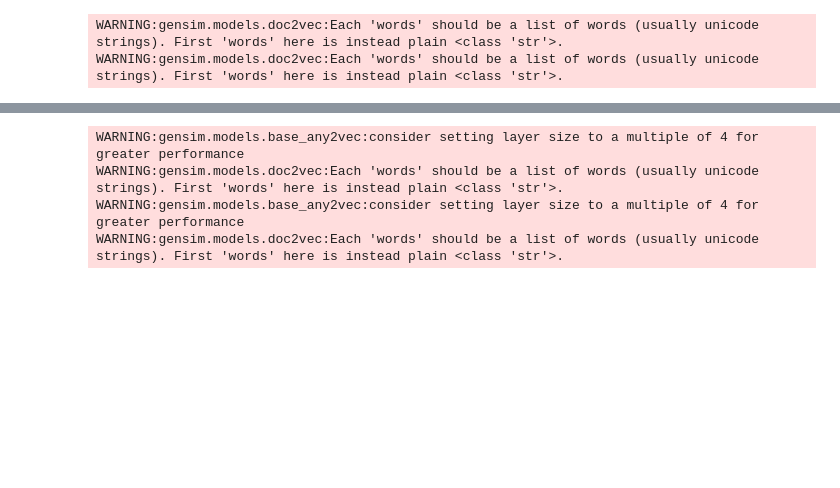
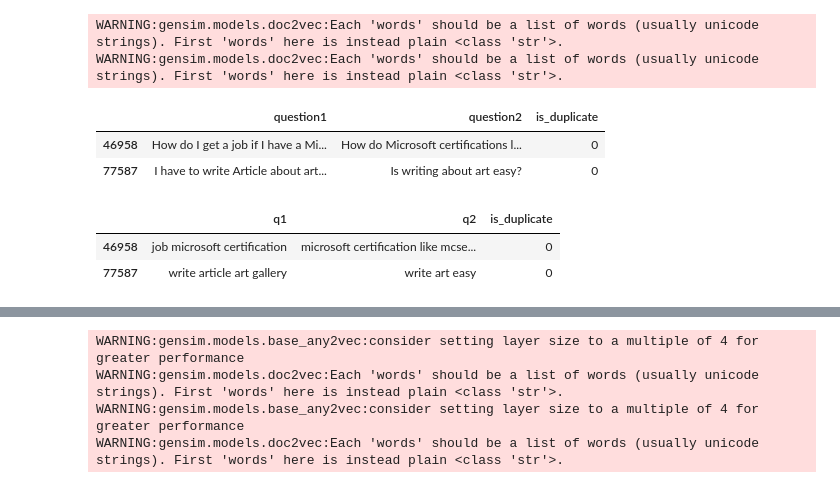
Before and after one commit to antopeza/Final-Project-Brainster, a Jupyter notebook: Doc2Vec_notoken_50vector.ipynb, the cells around one changed output, grey strips where cells are left out. Saved outputs shown, nothing was run; the diff lists cells and outputs as text; code cells hidden in the pictures; blank space fills up the shorter version.

```diff
--- a/Doc2Vec_notoken_50vector.ipynb
+++ b/Doc2Vec_notoken_50vector.ipynb
@@ -408,0 +407,12 @@ WARNING:gensim.models.doc2vec:Each 'words' should be a list of words (usually un
+# %%
+df.head(2)    #before normalization
+# %% [output]
+|  | question1 | question2 | is_duplicate |
+| 46958 | How do I get a job if I have a Mi... | How do Microsoft certifications l... | 0 |
+| 77587 | I have to write Article about art... | Is writing about art easy? | 0 |
+# %%
+df_lemma.head(2)      #Lemmatized
+# %% [output]
+|  | q1 | q2 | is_duplicate |
+| 46958 | job microsoft certification | microsoft certification like mcse... | 0 |
+| 77587 | write article art gallery | write art easy | 0 |
```
Also changed, not shown: parts of 37 cells of this notebook.
